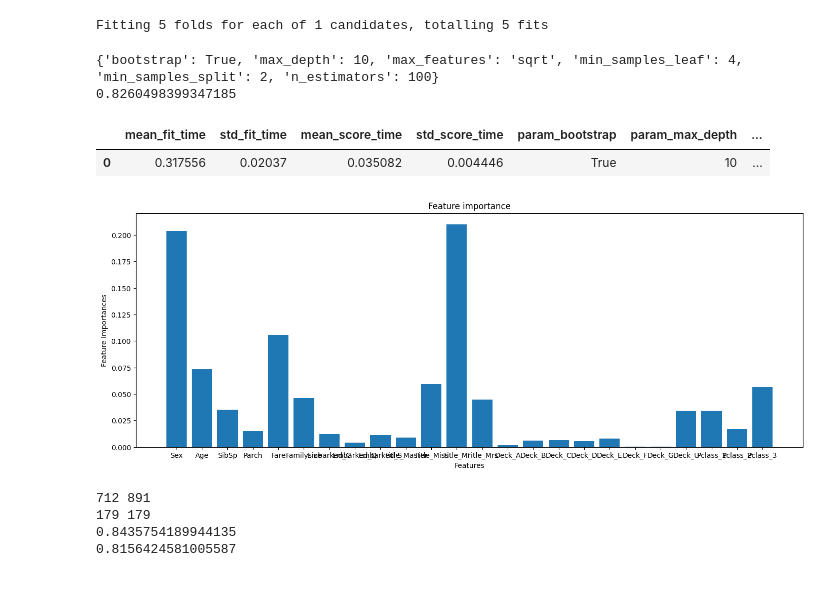
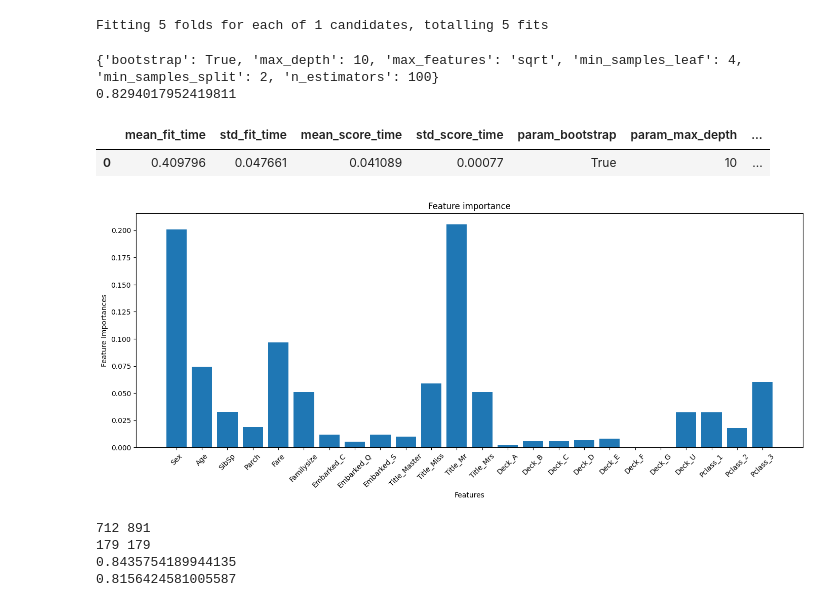
Before and after one commit to lnsayer/kaggle-projects, a Jupyter notebook: final-titanic-notebook.ipynb, the cells around one changed output. Saved outputs shown, nothing was run; the diff lists cells and outputs as text; code cells hidden in the pictures.

```diff
--- a/final-titanic-notebook.ipynb
+++ b/final-titanic-notebook.ipynb
@@ -448,20 +458,24 @@ np.random.seed(42)
 # Run cross validation on the best hyperparameters to test feature engineering
 drop_columns_decks = ["Embarked", "Ticket", "Name", 'PassengerId']
 
+# Best hyperparameters according to grid search
 grid = {
     'bootstrap': [True], 'max_depth': [10], 'max_features': ['sqrt'],
                                       'min_samples_leaf': [4], 'min_samples_split': [2], 'n_estimators': [100]
 }
+# Hyperparameters used by default random forest classifier
 default_grid = {
     'bootstrap': [True], 'max_depth': [None], 'max_features': ['sqrt'],
                                       'min_samples_leaf': [1], 'min_samples_split': [2], 'n_estimators': [100]
 }
 
-# x_train_decks = prepare_dataframe(train_df, drop_columns_decks).drop(["Survived"], axis=1)
+# X and y data if imputing the training and test set separately
+x_train_decks = prepare_dataframe(train_df, drop_columns_decks).drop(["Survived"], axis=1)
+y_train = new_train_df["Survived"]
+
+# X and y data if imputing the training and test set together
+# x_train_decks = prepare_dataframe(combined_df, drop_columns_decks).drop(["Survived"], axis=1)[:891]
 # y_train = new_train_df["Survived"]
-
-x_train_decks = prepare_dataframe(combined_df, drop_columns_decks).drop(["Survived"], axis=1)[:891]
-y_train = new_train_df["Survived"]
 
 clf = RandomForestClassifier(n_jobs = -1)
 
@@ -482,36 +496,37 @@ Fitting 5 folds for each of 1 candidates, totalling 5 fits
 # Results of the cross validation
 print(best_params_decks)
 print(cv_results_decks["mean_test_score"].mean())
 
 # Dataframe results of the 10 iterations
 cv_results_decks_df = pd.DataFrame(cv_results_decks)
 display(cv_results_decks_df)
 
 importance = clf_decks.best_estimator_.feature_importances_
 
 # Custom columns to fit in the plot (previous labels too long)
 columns = x_train_decks.columns
 
 # Feature importances according to the classifier
 importance_dictionary = {columns[i] : importance[i] for i in range(len(importance)) }
 importance
 
 keys = importance_dictionary.keys()
 values = importance_dictionary.values()
 
 # Plot the feature importance
 plt.figure(figsize=(17, 6))
 plt.bar(keys, values)
 plt.xlabel('Features')
 plt.ylabel('Feature Importances')
 plt.title('Feature importance')
+plt.xticks(rotation=45)
 plt.show()
 # %% [output]
 {'bootstrap': True, 'max_depth': 10, 'max_features': 'sqrt', 'min_samples_leaf': 4, 'min_samples_split': 2, 'n_estimators': 100}
-0.8260498399347185
+0.8294017952419811
 |  | mean_fit_time | std_fit_time | mean_score_time | std_score_time | param_bootstrap | param_max_depth | ... |
-| 0 | 0.317556 | 0.02037 | 0.035082 | 0.004446 | True | 10 | ... |
+| 0 | 0.409796 | 0.047661 | 0.041089 | 0.00077 | True | 10 | ... |
-[figure, old version]
+[figure, new version]
 # %%
 # Import important functions
 from  sklearn.metrics import accuracy_score, precision_score, recall_score, f1_score
```
Also changed, not shown: parts of 11 cells of this notebook.
